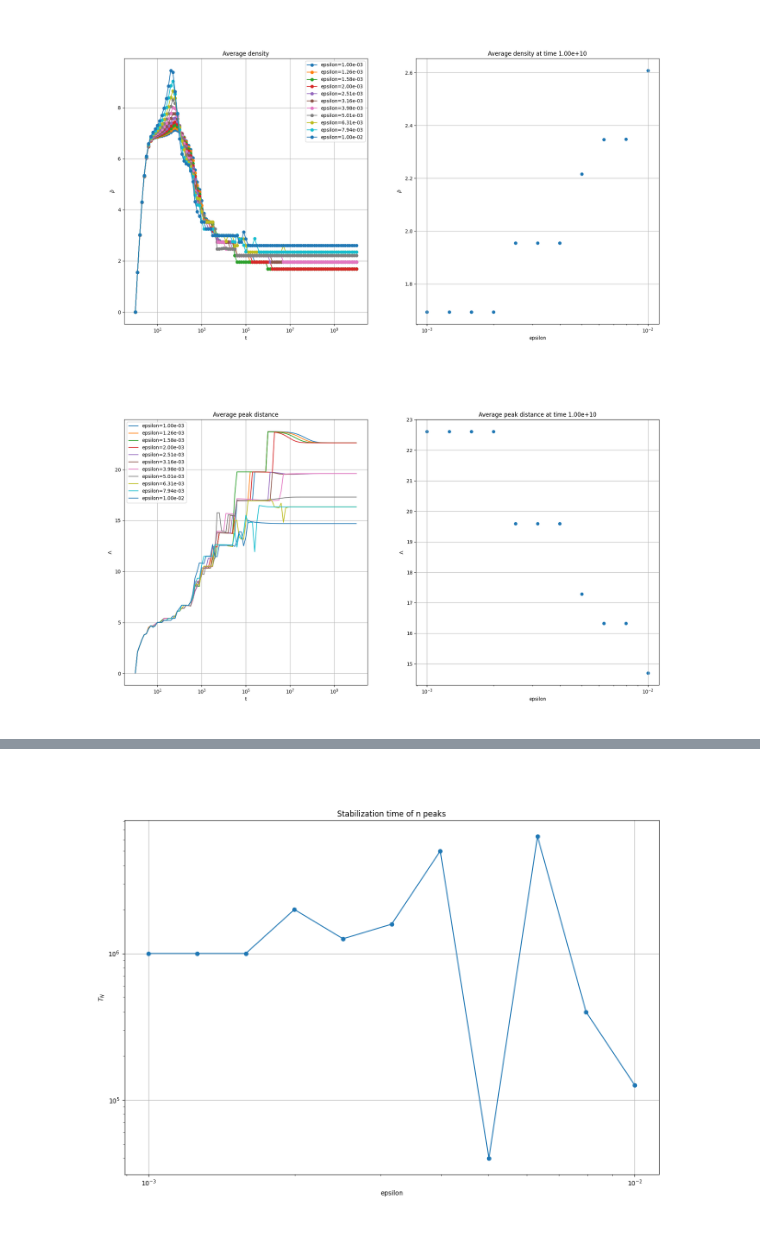
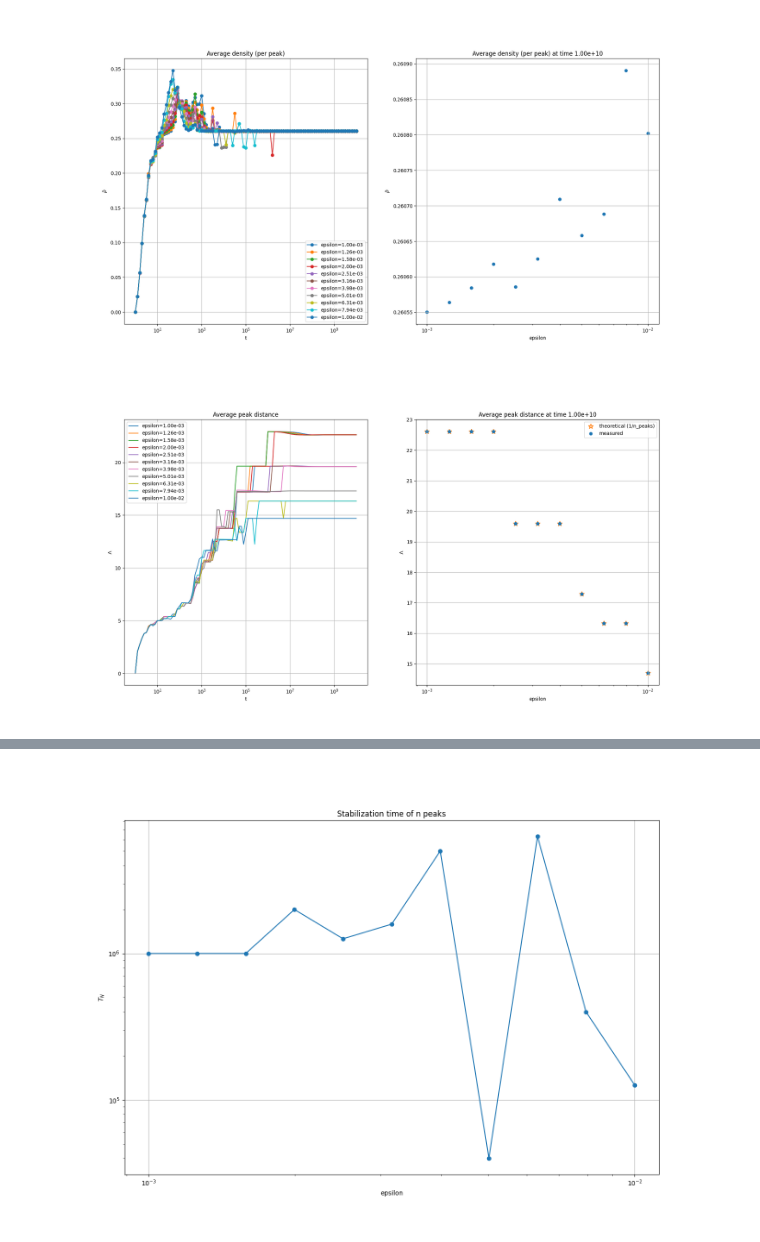
Before and after one commit to dknatan/KS_data_analysis, a Jupyter notebook: peaks_analysis/h5_peak_analysis.ipynb, the cells around one changed output, grey strips where cells are left out. Cells and saved outputs as stored; diff of their text form; code cells hidden in the pictures.

```diff
--- a/peaks_analysis/h5_peak_analysis.ipynb
+++ b/peaks_analysis/h5_peak_analysis.ipynb
@@ -160,13 +180,13 @@ Array size in Mb: 0.017776, it will take around 0.17776 seconds. Consider before
 # h5 to peaks
 # --------------
 # get peaks with in-place function
-peaks_array = h5file.analyse((lambda u: h5file.x_range[find_peaks(u)[0]]), outtype=list)
+peaks_array = h5file.analyse((lambda u: h5file.x_range[find_half_peaks(u)]), outtype=list)
 # %%
 # h5 to peaks diff
 # --------------
 # get peaks with oofp function
 def peaks_diff(u):
-    peaks_array = np.array(h5file.x_range[find_peaks(u)[0]])
+    peaks_array = np.array(h5file.x_range[find_half_peaks(u)])
     return peaks_array[1:] - peaks_array[:-1]
 
 peaks_diff_array = h5file.analyse(peaks_diff, outtype=np.ndarray)
@@ -175,7 +195,10 @@ peaks_diff_array = h5file.analyse(peaks_diff, outtype=np.ndarray)
 # --------------
 # get N peaks with oofp function
 def n_peaks(u):
-    return len(np.array(h5file.x_range[find_peaks(u)[0]])) + 1
+    # compute both find_peaks and find_half_peaks and compare
+    n_peaks_bulk = len(np.array(h5file.x_range[find_peaks(u)[0]]))
+    n_peaks_edge = len(np.array(h5file.x_range[find_half_peaks(u)]))
+    return n_peaks_bulk + (n_peaks_edge - n_peaks_bulk)/2.
 
 n_peaks_array = h5file.analyse(n_peaks)
 # %%
@@ -230,15 +255,15 @@ fig, axs = plt.subplots(1,2, figsize=(20,10))
 ax = axs[0]
 rho = np.sum(pde_sol, axis=-1) / h5file.xmax
 # per peak normalization
-# rho /= n_peaks_array
+rho /= n_peaks_array
 for j in range(h5file.shape[1]):
     ax.plot(h5file.t_range, rho[i,j], '-o', label=f'epsilon={h5file.variables[1]["epsilon"][j]:.2e}')
 ax.set_xlabel('t')
-ax.set_title(f'Average density')
+ax.set_title(f'Average density (per peak)')
 ax.legend()
 ax = axs[1]
 ax.scatter(h5file.variables[1]["epsilon"], rho[i,:,k])
-ax.set_title(f'Average density at time {h5file.t_range[k]:.2e}')
+ax.set_title(f'Average density (per peak) at time {h5file.t_range[k]:.2e}')
 ax.set_xlabel('epsilon')
 for ax in axs:
     ax.set_xscale('log')
@@ -246,29 +271,30 @@ for ax in axs:
     ax.grid()
 plt.show()
 # %% [output]
-[figure, old version]
+[figure, new version]
 # %%
 # peaks distance in time @ many epsilon
 i = 0
 k = -1
 fig, axs = plt.subplots(1,2, figsize=(20,10))
 ax = axs[0]
 for j in range(h5file.shape[1]):
     ax.plot(h5file.t_range, [np.mean(peaks) for peaks in peaks_diff_array[i,j]], label=f'epsilon={h5file.variables[1]["epsilon"][j]:.2e}')
 ax.set_xlabel('t')
 ax.set_title(f'Average peak distance')
-ax.legend()
 ax = axs[1]
-ax.scatter(h5file.variables[1]["epsilon"], [np.mean(peaks) for peaks in peaks_diff_array[i,:,k]])
+ax.scatter(h5file.variables[1]["epsilon"], h5file.xmax/n_peaks_array[i,:,k], marker='*', s=100, edgecolors='tab:orange', linewidths=1.5, color=(0,0,0,0), label='theoretical (1/n_peaks)')
+ax.scatter(h5file.variables[1]["epsilon"], [np.mean(peaks) for peaks in peaks_diff_array[i,:,k]], label='measured')
 ax.set_title(f'Average peak distance at time {h5file.t_range[k]:.2e}')
 ax.set_xlabel('epsilon')
 for ax in axs:
     ax.set_xscale('log')
     ax.set_ylabel('$\\Lambda$')
+    ax.legend()
     ax.grid()
 plt.show()
 # %% [output]
-[figure, old version]
+[figure, new version]
 # %%
 # peaks distance variance in time @ many epsilon
 i = 0
```
Also changed, not shown: parts of 22 cells of this notebook, 4 other files.
